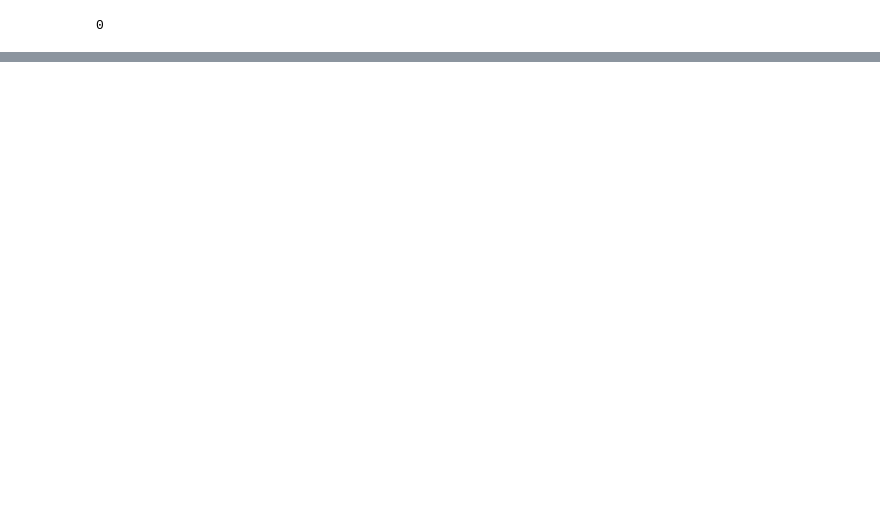
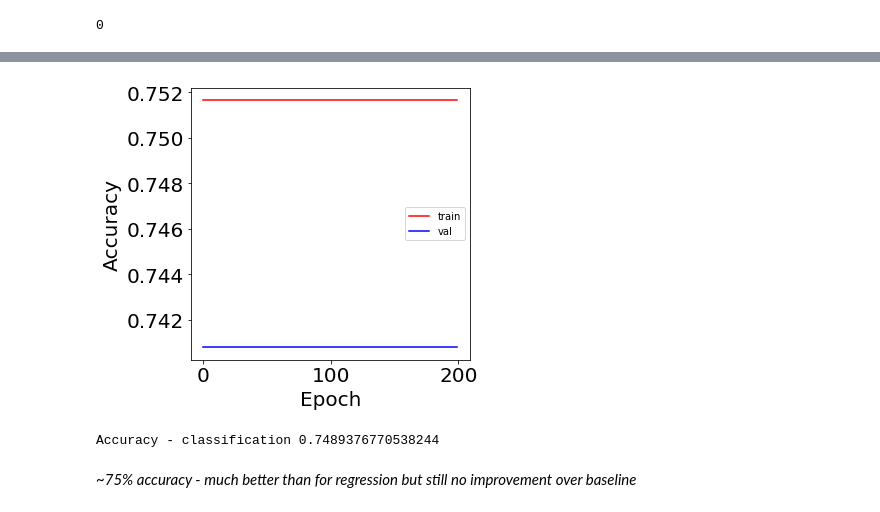
Before and after one commit to genagibson/CS109B_MSD, a Jupyter notebook: notebooks/Models/AudioModel.ipynb, the cells around one changed output, grey strips where cells are left out. Cells and saved outputs as stored; diff of their text form; code cells hidden in the pictures; blank space fills up the shorter version.

```diff
--- a/notebooks/Models/AudioModel.ipynb
+++ b/notebooks/Models/AudioModel.ipynb
@@ -188,0 +209,5 @@ Model test MSE: 0.16286570165047512
+# %%
+y = convert_y_to_categorical(y_df)
+y = y.astype('int')
+
+print("{} % of the songs are classified as hot, while the rest is not".format(y.mean()*100))
@@ -188,0 +216,3 @@ Model test MSE: 0.16286570165047512
+# %%
+regress = False
+model, trainX, testX, trainY, testY = getModelAndDs(x, y, w_rh, h_rh, regress)
@@ -188,0 +237,2 @@ Model test MSE: 0.16286570165047512
+# %%
+model, history, loss, accuracy = fit(model, trainX, testX, trainY, testY, regress)
@@ -188,0 +257,3 @@ Model test MSE: 0.16286570165047512
+# %%
+display(history, loss, accuracy)
+# %% [output]
@@ -188,0 +262 @@ Model test MSE: 0.16286570165047512
+[figure, added]
@@ -188,0 +265,6 @@ Model test MSE: 0.16286570165047512
+# %%
+print('Accuracy - classification', accuracy_score(y, y_pred))
+# %% [output]
+Accuracy - classification 0.7489376770538244
+# %% [markdown]
+*~75% accuracy - much better than for regression but still no improvement over baseline*
```
Also changed, not shown: parts of 20 cells of this notebook, 1 other file.
